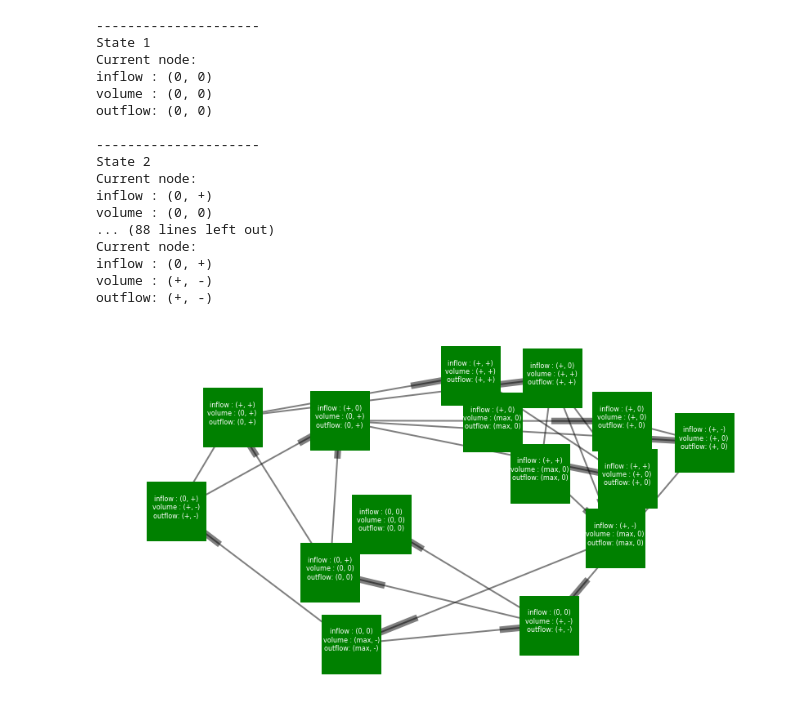
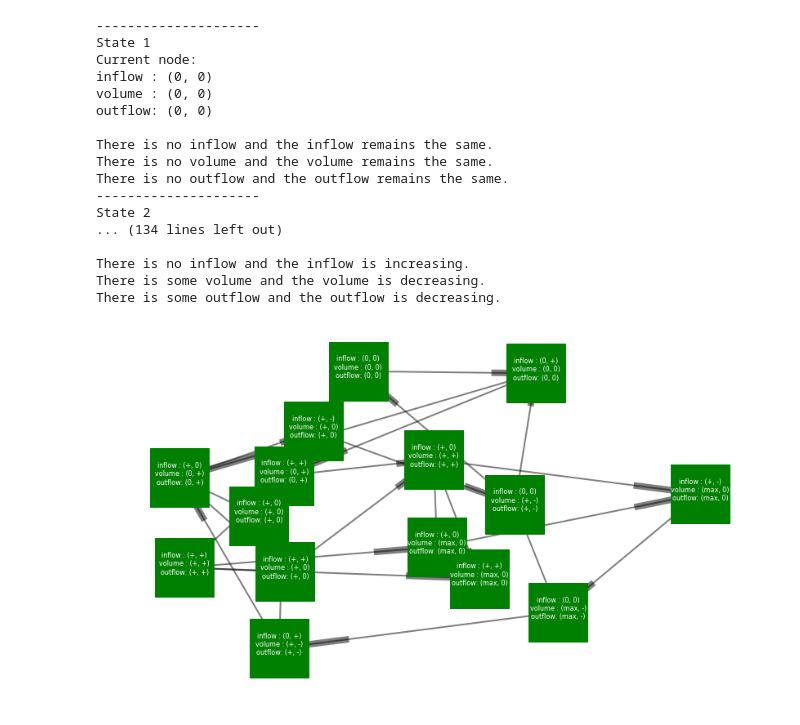
Before and after one commit to MichelleAppel/QuantitiveReasoning, a Jupyter notebook: Quantitive Reasoning.ipynb, the cells around one changed output. Drawn from its saved outputs; the diff is of its cells as text; code cells hidden in the pictures.

Commit message:
State description added

```diff
--- a/Quantitive Reasoning.ipynb
+++ b/Quantitive Reasoning.ipynb
@@ -53,7 +53,7 @@ class State:
                 str(self.volume) + '\n' + \
                 str(self.outflow) + '\n'
 
-    def situation(self):
+    def description(self):
         quantities = [self.inflow, self.volume, self.outflow]
 
         for quantity in quantities:
@@ -205,42 +205,41 @@ while len(stack) > 0 :
 
     # Some trace prints
     print('Current node:\n' + str(node))
+    node.description()
 
     for child in get_children(node):
         # Add the edge to the graph between these two nodes
         G.add_edge(repr(node), repr(child))
         if repr(child) not in history: # If child not seen before or not yet in stack
             stack.append(child) # Put in stack
             G.add_node(repr(child))
             history.append(repr(child))
 
 # Draw graph
 graph_pos=nx.spring_layout(G)
 nx.draw_networkx_nodes(G,graph_pos,node_size=5200,alpha=1,node_color='green', node_shape='s')
 nx.draw_networkx_edges(G,graph_pos,alpha=0.5,width=2, arrows=True)
 nx.draw_networkx_labels(G,graph_pos,font_size=8, font_family='sans-serif', font_color='white')
 
 # Show graph
-# please note that it will draw them in a semi random fashion, rerun the program if its not readable.
-# We had difficulty installing our libarary of choise for this task, so please forgive the less then spectacular looking graph.
 plt.axis('off')
 plt.show()
 # %% [output]
 ---------------------
 State 1
 Current node:
 inflow : (0, 0)
 volume : (0, 0)
 outflow: (0, 0)
 
+There is no inflow and the inflow remains the same.
+There is no volume and the volume remains the same.
+There is no outflow and the outflow remains the same.
 ---------------------
 State 2
-Current node:
-inflow : (0, +)
-volume : (0, 0)
-... (88 lines left out)
-Current node:
-inflow : (0, +)
-volume : (+, -)
-outflow: (+, -)
+... (134 lines left out)
+
+There is no inflow and the inflow is increasing.
+There is some volume and the volume is decreasing.
+There is some outflow and the outflow is decreasing.
-[figure, old version]
+[figure, new version]
```
